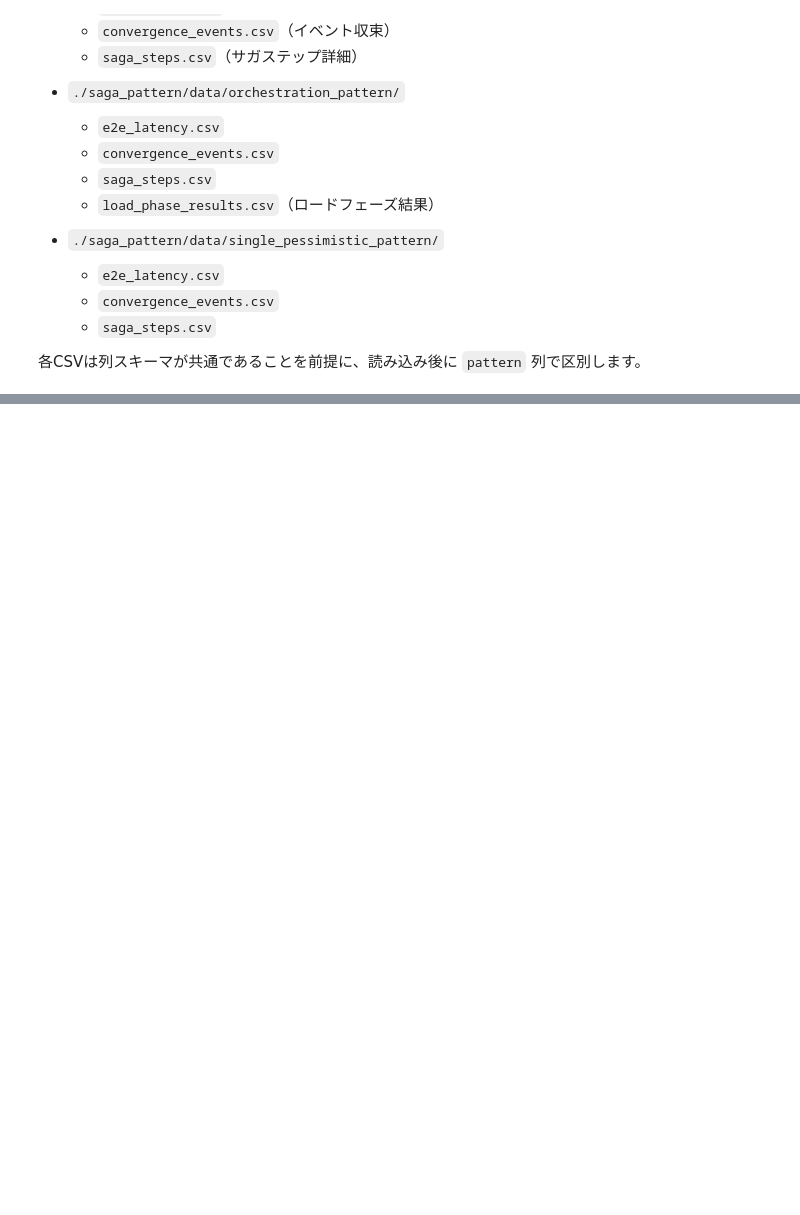
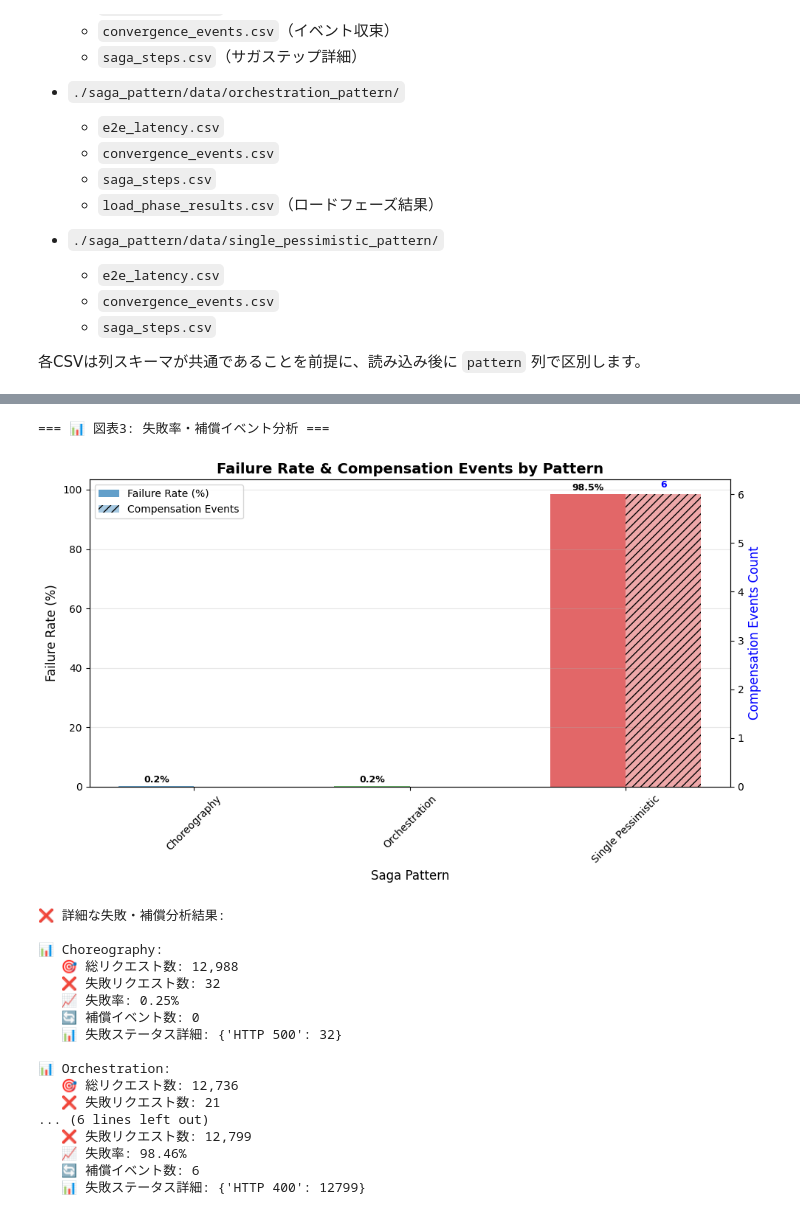
Before and after one commit to sugiyama404/practice_infra_arch, a Jupyter notebook: saga_pattern/test_result.ipynb, the cells around one changed output, grey strips where cells are left out. Drawn from its saved outputs; the diff is of its cells as text; code cells hidden in the pictures; blank space fills up the shorter version.

```diff
--- a/saga_pattern/test_result.ipynb
+++ b/saga_pattern/test_result.ipynb
@@ -442,0 +558,39 @@ df_phase_results = load_phase_analysis()
+# %%
+# 📊 図表3: 失敗率・補償イベント分析
+print("=== 📊 図表3: 失敗率・補償イベント分析 ===")
+fig, ax = plt.subplots(1, 1, figsize=(10, 6))
+failure_data = create_improved_compensation_plot(df_saga, df_e2e, ax)
+plt.tight_layout()
+plt.show()
+
+# 詳細な失敗・補償分析結果
+print("\n❌ 詳細な失敗・補償分析結果:")
+for data in failure_data:
+    pattern = data['pattern'].replace('_', ' ').title()
+    print(f"\n📊 {pattern}:")
+    print(f"   🎯 総リクエスト数: {data['total_requests']:,}")
+    print(f"   ❌ 失敗リクエスト数: {data['failed_requests']:,}")
+    print(f"   📈 失敗率: {data['failure_rate']:.2f}%")
+    print(f"   🔄 補償イベント数: {data['compensation_events']}")
+    if data['status_distribution']:
+        print(f"   📊 失敗ステータス詳細: {data['status_distribution']}")
+# %% [output]
+=== 📊 図表3: 失敗率・補償イベント分析 ===
+[figure, added]
+❌ 詳細な失敗・補償分析結果:
+
+📊 Choreography:
+   🎯 総リクエスト数: 12,988
+   ❌ 失敗リクエスト数: 32
+   📈 失敗率: 0.25%
+   🔄 補償イベント数: 0
+   📊 失敗ステータス詳細: {'HTTP 500': 32}
+
+📊 Orchestration:
+   🎯 総リクエスト数: 12,736
+   ❌ 失敗リクエスト数: 21
+... (6 lines left out)
+   ❌ 失敗リクエスト数: 12,799
+   📈 失敗率: 98.46%
+   🔄 補償イベント数: 6
+   📊 失敗ステータス詳細: {'HTTP 400': 12799}
```
Also changed, not shown: parts of 16 cells of this notebook, 1 other file.
